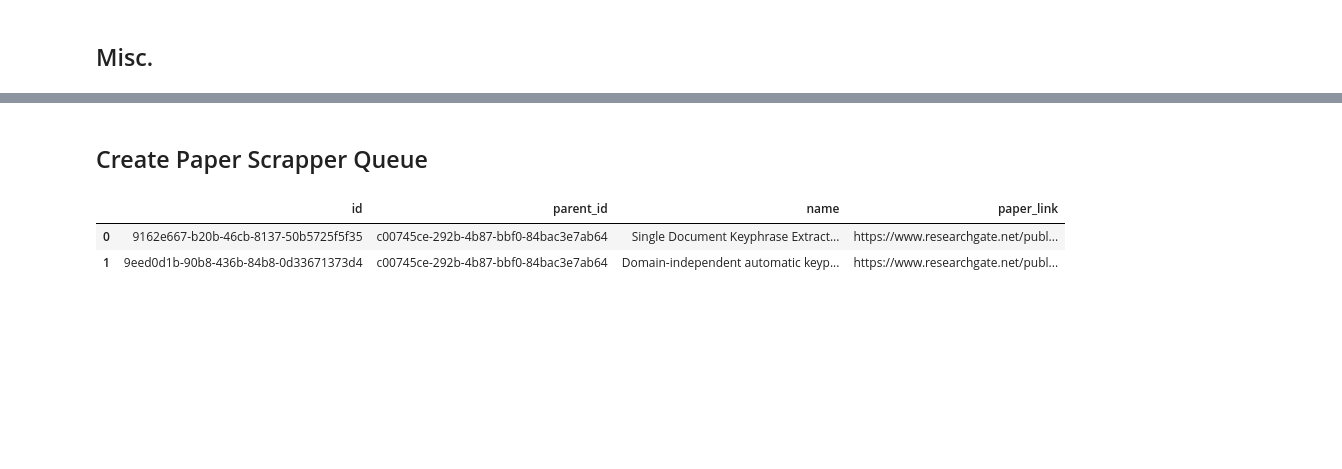
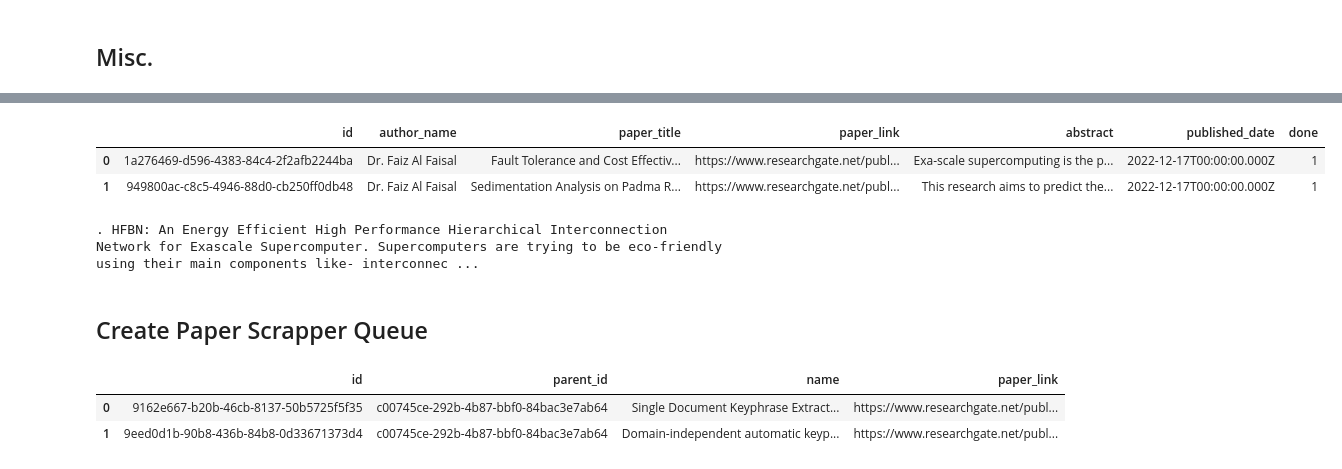
Before and after one commit to dev-SR/RefScrapper, a Jupyter notebook: test.ipynb, the cells around one changed output, grey strips where cells are left out. Drawn from its saved outputs; the diff is of its cells as text; code cells hidden in the pictures; blank space fills up the shorter version.

```diff
--- a/test.ipynb
+++ b/test.ipynb
@@ -36,0 +26,7 @@ author_df.to_dict(orient='records')[0]
+# %%
+df = pd.read_csv(authors[0])
+df.head(2)
+# %% [output]
+|  | id | author_name | paper_title | paper_link | abstract | published_date | done |
+| 0 | 1a276469-d596-4383-84c4-2f2afb2244ba | Dr. Faiz Al Faisal | Fault Tolerance and Cost Effectiv... | https://www.researchgate.net/publ... | Exa-scale supercomputing is the p... | 2022-12-17T00:00:00.000Z | 1 |
+| 1 | 949800ac-c8c5-4946-88d0-cb250ff0db48 | Dr. Faiz Al Faisal | Sedimentation Analysis on Padma R... | https://www.researchgate.net/publ... | This research aims to predict the... | 2022-12-17T00:00:00.000Z | 1 |
@@ -37,3 +56,28 @@ author_df.to_dict(orient='records')[0]
+# %%
+import os
+import glob
+
+# Get all authors
+authors = os.listdir('data/content')
+# Loop through all authors
+for author in authors:
+    # Get all papers for the current author
+    papers = glob.glob(f'data/content/{author}/*.txt')
+
+    # Merge all papers text into one text
+    merged_text = ''
+    for paper in papers:
+        with open(paper, 'r') as f:
+            paper_text = f.read()
+            merged_text =merged_text+". "+ paper_text
+
+    # Save the merged text to a file
+    # merged_file = f'data/{author}.txt'
+    # with open(merged_file, 'w') as f:
+    #     f.write(merged_text)
+    print(merged_text)
+# %% [output]
+. HFBN: An Energy Efficient High Performance Hierarchical Interconnection Network for Exascale Supercomputer. Supercomputers are trying to be eco-friendly using their main components like- interconnec ...
 # %% [markdown]
 ## Create Paper Scrapper Queue
 # %%
```
Also changed, not shown: parts of 5 cells of this notebook, 1 other file.
